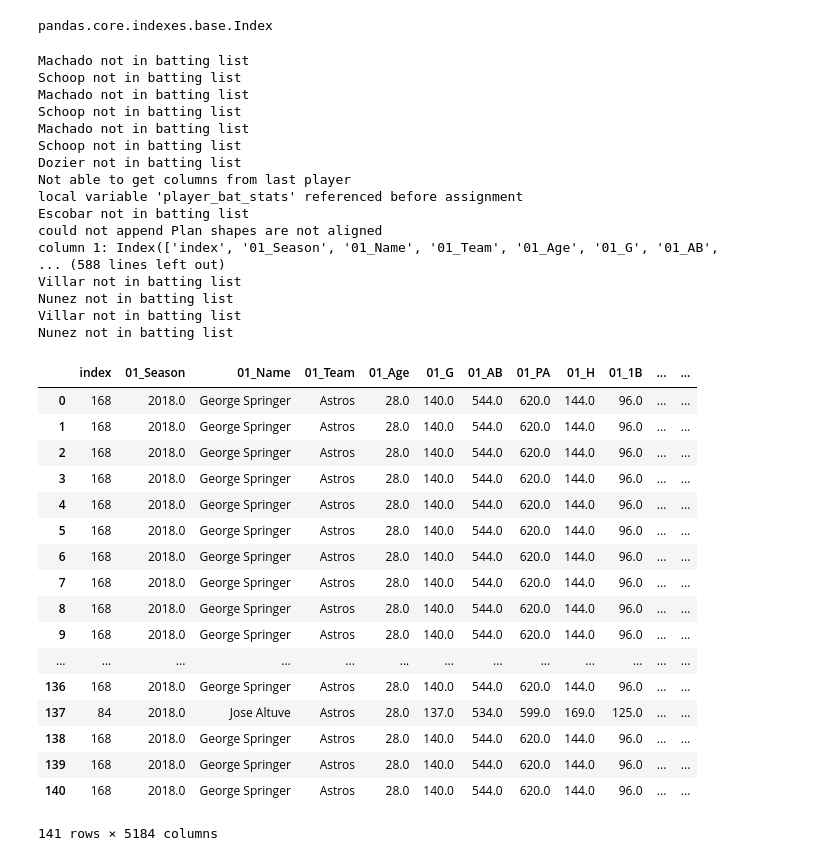
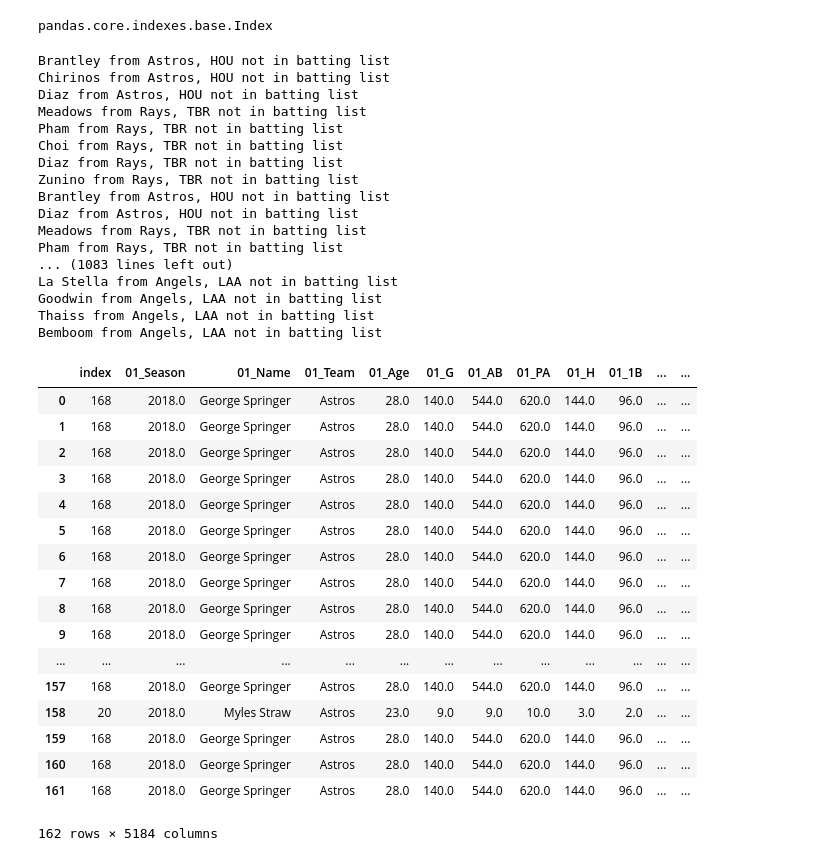
Before and after one commit to JTMachen/Baseball_Game_Predictor, a Jupyter notebook: API_analysis.ipynb, the cells around one changed output. Saved outputs shown, nothing was run; the diff lists cells and outputs as text; code cells hidden in the pictures.

Commit message:
I'm done with my dataframe.

```diff
--- a/API_analysis.ipynb
+++ b/API_analysis.ipynb
@@ -404,6 +439,5 @@ def get_players_per_game(year = None, team = None):
 
     return teams_df
 # %%
-players_per_game_for_HOU_2018 = get_players_per_game(year = 2018, team = "HOU")
-players_per_game_for_HOU_2018.head(20)
+players_per_game_for_HOU_2019 = get_players_per_game(year = 2019, team = "HOU")
 # %% [output]
@@ -447,3 +460,0 @@ opp: SEA
-# %%
-x = players_per_game_for_HOU_2018.iloc[0][3]
-x
@@ -487,20 +531,24 @@ def stats_single_game_x_team(players=None, team=None, stats_df=None, counter=1,
                 player_stats = all_team_stats[all_team_stats.Name==player_full_name[0]]
 
             except:
-                print(f"{player} not in batting list")
+                print(f"{player} from {get_key_from_dict( team_dict ,team )}, {team} not in batting list")
 
                 try:
-                    nanlist = np.empty((1,len(player_stats.columns)))
+                    #nanlist = np.empty((1,len(player_stats.columns)))
+                    nanlist = np.empty((1,len(stats_df.columns)))
                 except Exception as e:
                     print(f"Not able to get columns from last player\n{e}")
                     continue
                 nanlist.fill(np.nan)
+                """
                 fake_columns = []
                 for col in player_stats.columns:
                     try: fake_columns.append(col.split("_")[1])
                     except: fake_columns.append(col)
+                """
+                fake_columns = stats_df.columns
                 player_stats = pd.DataFrame(data = nanlist, columns = fake_columns)
-                player_stats.drop(columns=["index"], inplace=True)
+                #player_stats.drop(columns=["index"], inplace=True)
 
             new_col = []
             for col in player_stats.columns:
@@ -525,11 +573,11 @@ def get_stats_startingplayer_by_game(players_df, team, year):
 
         all_players_stats = pd.DataFrame()
 
-        all_players_team_stats = stats_single_game_x_team(players = players_df.iloc[row][6:15],
+        all_players_team_stats = stats_single_game_x_team(players = players_df.iloc[row][9:18],
                                                                   team = team,
                                                                   stats_df = batting_season_data)
 
-        all_players_opp_stats = stats_single_game_x_team(players = players_df.iloc[row][15:24],
+        all_players_opp_stats = stats_single_game_x_team(players = players_df.iloc[row][18:],
                                                                   team = players_df.iloc[row][3],
                                                                   stats_df = batting_season_data,
                                                                   counter = 10)
@@ -551,41 +599,41 @@ def get_stats_startingplayer_by_game(players_df, team, year):
     return stats_players_start_lineup
 # %%
 
-test = get_stats_startingplayer_by_game(players_per_game_for_HOU_2018, "HOU", 2018)
+test = get_stats_startingplayer_by_game(players_per_game_for_HOU_2019, "HOU", 2019)
 test
 # %% [output]
-Machado not in batting list
-Schoop not in batting list
-Machado not in batting list
-Schoop not in batting list
-Machado not in batting list
-Schoop not in batting list
-Dozier not in batting list
-Not able to get columns from last player
-local variable 'player_bat_stats' referenced before assignment
-Escobar not in batting list
-could not append Plan shapes are not aligned
-column 1: Index(['index', '01_Season', '01_Name', '01_Team', '01_Age', '01_G', '01_AB',
-... (588 lines left out)
-Villar not in batting list
-Nunez not in batting list
-Villar not in batting list
-Nunez not in batting list
+Brantley from Astros, HOU not in batting list
+Chirinos from Astros, HOU not in batting list
+Diaz from Astros, HOU not in batting list
+Meadows from Rays, TBR not in batting list
+Pham from Rays, TBR not in batting list
+Choi from Rays, TBR not in batting list
+Diaz from Rays, TBR not in batting list
+Zunino from Rays, TBR not in batting list
+Brantley from Astros, HOU not in batting list
+Diaz from Astros, HOU not in batting list
+Meadows from Rays, TBR not in batting list
+Pham from Rays, TBR not in batting list
+... (1083 lines left out)
+La Stella from Angels, LAA not in batting list
+Goodwin from Angels, LAA not in batting list
+Thaiss from Angels, LAA not in batting list
+Bemboom from Angels, LAA not in batting list
 |  | index | 01_Season | 01_Name | 01_Team | 01_Age | 01_G | 01_AB | 01_PA | 01_H | 01_1B | ... | ... |
 | 0 | 168 | 2018.0 | George Springer | Astros | 28.0 | 140.0 | 544.0 | 620.0 | 144.0 | 96.0 | ... | ... |
 | 1 | 168 | 2018.0 | George Springer | Astros | 28.0 | 140.0 | 544.0 | 620.0 | 144.0 | 96.0 | ... | ... |
 | 2 | 168 | 2018.0 | George Springer | Astros | 28.0 | 140.0 | 544.0 | 620.0 | 144.0 | 96.0 | ... | ... |
 | 3 | 168 | 2018.0 | George Springer | Astros | 28.0 | 140.0 | 544.0 | 620.0 | 144.0 | 96.0 | ... | ... |
 | 4 | 168 | 2018.0 | George Springer | Astros | 28.0 | 140.0 | 544.0 | 620.0 | 144.0 | 96.0 | ... | ... |
 | 5 | 168 | 2018.0 | George Springer | Astros | 28.0 | 140.0 | 544.0 | 620.0 | 144.0 | 96.0 | ... | ... |
 | 6 | 168 | 2018.0 | George Springer | Astros | 28.0 | 140.0 | 544.0 | 620.0 | 144.0 | 96.0 | ... | ... |
 | 7 | 168 | 2018.0 | George Springer | Astros | 28.0 | 140.0 | 544.0 | 620.0 | 144.0 | 96.0 | ... | ... |
 | 8 | 168 | 2018.0 | George Springer | Astros | 28.0 | 140.0 | 544.0 | 620.0 | 144.0 | 96.0 | ... | ... |
 | 9 | 168 | 2018.0 | George Springer | Astros | 28.0 | 140.0 | 544.0 | 620.0 | 144.0 | 96.0 | ... | ... |
 | ... | ... | ... | ... | ... | ... | ... | ... | ... | ... | ... | ... | ... |
-| 136 | 168 | 2018.0 | George Springer | Astros | 28.0 | 140.0 | 544.0 | 620.0 | 144.0 | 96.0 | ... | ... |
-| 137 | 84 | 2018.0 | Jose Altuve | Astros | 28.0 | 137.0 | 534.0 | 599.0 | 169.0 | 125.0 | ... | ... |
-| 138 | 168 | 2018.0 | George Springer | Astros | 28.0 | 140.0 | 544.0 | 620.0 | 144.0 | 96.0 | ... | ... |
-| 139 | 168 | 2018.0 | George Springer | Astros | 28.0 | 140.0 | 544.0 | 620.0 | 144.0 | 96.0 | ... | ... |
-| 140 | 168 | 2018.0 | George Springer | Astros | 28.0 | 140.0 | 544.0 | 620.0 | 144.0 | 96.0 | ... | ... |
+| 157 | 168 | 2018.0 | George Springer | Astros | 28.0 | 140.0 | 544.0 | 620.0 | 144.0 | 96.0 | ... | ... |
+| 158 | 20 | 2018.0 | Myles Straw | Astros | 23.0 | 9.0 | 9.0 | 10.0 | 3.0 | 2.0 | ... | ... |
+| 159 | 168 | 2018.0 | George Springer | Astros | 28.0 | 140.0 | 544.0 | 620.0 | 144.0 | 96.0 | ... | ... |
+| 160 | 168 | 2018.0 | George Springer | Astros | 28.0 | 140.0 | 544.0 | 620.0 | 144.0 | 96.0 | ... | ... |
+| 161 | 168 | 2018.0 | George Springer | Astros | 28.0 | 140.0 | 544.0 | 620.0 | 144.0 | 96.0 | ... | ... |
-141 rows × 5184 columns
+162 rows × 5184 columns
```
Also changed, not shown: parts of 19 cells of this notebook.
